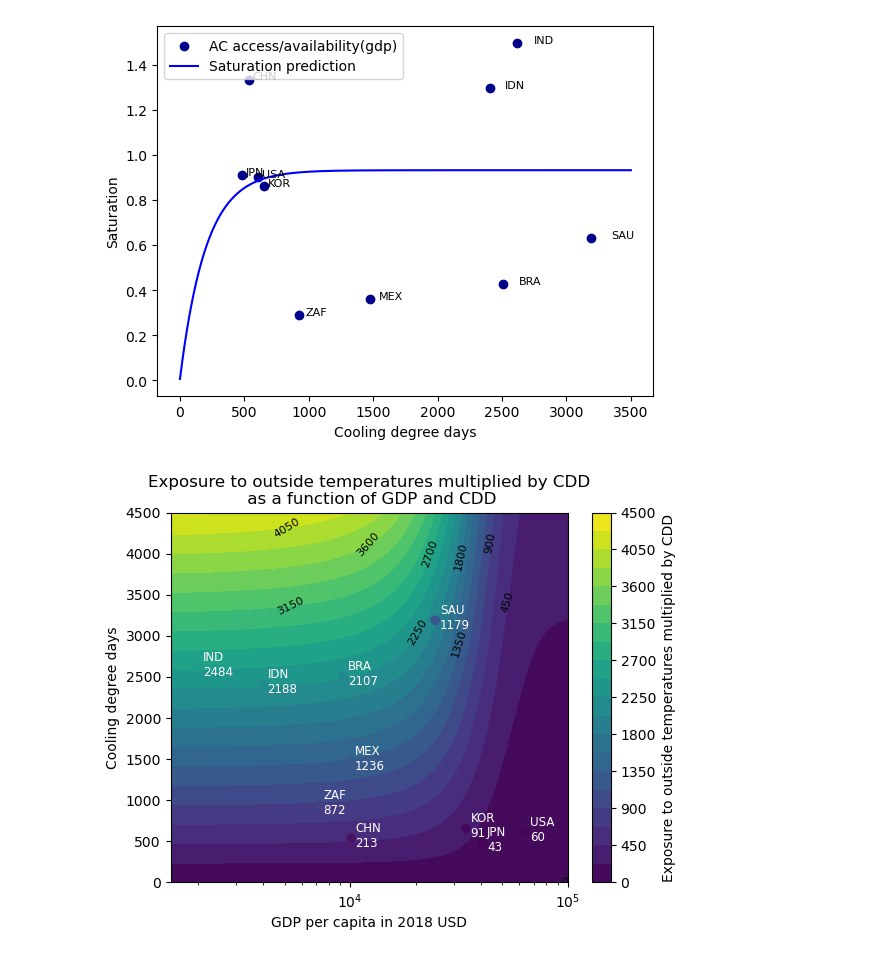
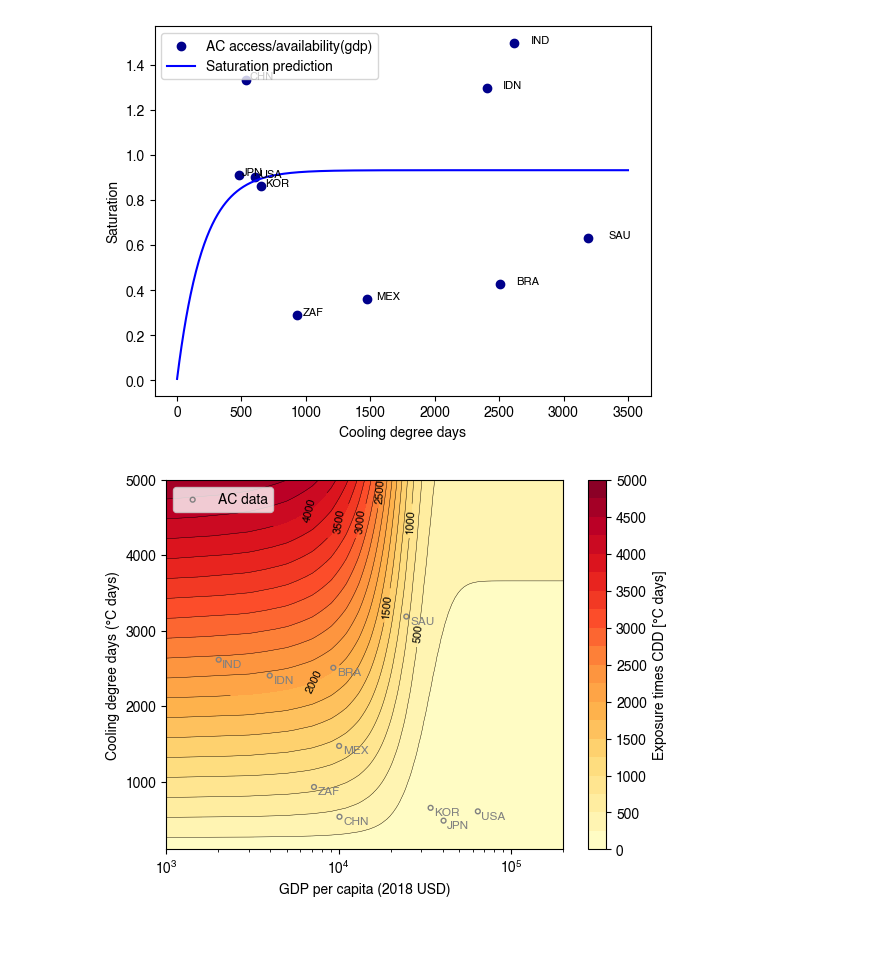
Before and after one commit to carnegie/clab_cooling_deficit_index, a Jupyter notebook: derive_exposure_function.ipynb, the cells around one changed output. Saved outputs shown, nothing was run; the diff lists cells and outputs as text; code cells hidden in the pictures.

Commit message:
Restructured plotting with classes

```diff
--- a/derive_exposure_function.ipynb
+++ b/derive_exposure_function.ipynb
@@ -31,3 +23,12 @@ def exposure(gdp, cdd):
+# %%
+# Values from the papers https://escholarship.org/uc/item/64f9r6wr and https://doi.org/10.1016/j.enpol.2008.09.051
+
+infl_factor = 1.65
+a_avail_paper, b_avail_paper = 4.152, -0.237*infl_factor/1000
+a_sat_paper, b_sat_paper, c_sat_paper = 1.0, 0.949, 0.00187
+
+def exposure_paper_parameters(gdp, cdd):
+    return exposure_function(gdp, a_avail_paper, b_avail_paper, cdd, a_sat_paper, b_sat_paper, c_sat_paper)
 # %%
 # Add AC column to merged_data
 # source: https://www.iea.org/data-and-statistics/charts/percentage-of-households-equiped-with-ac-in-selected-countries-2018
@@ -53,14 +54,14 @@ exposure_contour(exposure, ac_data, multiply_cdd=True, contour_lines=True, add_d
 # %%
 # Assuming saturation is true, plot availability as a function of GDP per capita
 # Add column to AC data for saturation based on DD_mean
-ac_data['sat_calc'] = sat(ac_data['DD_mean'])
+ac_data['sat_calc'] = saturation(ac_data['DD_mean'], a_sat_paper, b_sat_paper, c_sat_paper)
 # Compute availability as exposure/saturation
 ac_data['avail_pred'] = ac_data['AC']/ac_data['sat_calc']
 # Plot availability curve and data points
 plt.close()
 plt.figure()
 gdp_x = np.linspace(0, 100000, 100)
-plt.plot(gdp_x, avail(gdp_x), label='Availability prediction', color='green')
+plt.plot(gdp_x, availability(gdp_x, a_avail_paper, b_avail_paper), label='Availability prediction', color='green')
 plt.scatter(ac_data['GDP'], ac_data['avail_pred'], label='AC access/saturation(cdd)', color='darkgreen')
 # Label each point with country name
 for i, txt in enumerate(ac_data['ISO3'].values):
@@ -77,12 +78,12 @@ plt.savefig('Figures/exposure_funct_analysis/availability.png', dpi=300)
 # %%
 # Assuming availability is true, plot saturation as a function of cooling degree days
-ac_data['avail_calc'] = avail(ac_data['GDP'])
+ac_data['avail_calc'] = availability(ac_data['GDP'], a_avail_paper, b_avail_paper)
 # Compute saturation as exposure/availability
 ac_data['sat_pred'] = ac_data['AC']/ac_data['avail_calc']
 # Plot saturation curve and data points
 plt.figure()
 cdd_x = np.linspace(0, 3500, 100)
-plt.plot(cdd_x, sat(cdd_x), label='Saturation prediction', color='blue')
+plt.plot(cdd_x, saturation(cdd_x, a_sat_paper, b_sat_paper, c_sat_paper),label='Saturation prediction', color='blue')
 plt.scatter(ac_data['DD_mean'], ac_data['sat_pred'], label='AC access/availability(gdp)', color='darkblue')
 # Label each point with country name
 for i, txt in enumerate(ac_data['ISO3'].values):
@@ -202,8 +203,5 @@ sat_a, sat_b, sat_c = plot_saturation(normalize=False)
 # %%
-def saturation_new(cdd):
-    return (sat_a - sat_b*np.exp(-sat_c*cdd))
-
-ac_data['sat_calc_new'] = saturation_new(ac_data['DD_mean'])
+ac_data['sat_calc_new'] = saturation(ac_data['DD_mean'], sat_a, sat_b, sat_c)
 # Compute availability as exposure/saturation
 ac_data['avail_pred_new'] = ac_data['AC']/ac_data['sat_calc_new']
 
@@ -238,4 +236,6 @@ plt.xlabel('GDP per capita in 2018 USD')
 plt.ylabel('Expected Availability')
 plt.legend()
 plt.savefig('Figures/exposure_funct_analysis/availability_log_new.png', dpi=300)
+
+# Export fitted saturation and availability parameters
 # %% [output]
@@ -283,7 +282,7 @@ ac_data
 plt.figure()
 cdd_x_fine = np.linspace(0, 3500, 1000)
 plt.scatter(ac_data['DD_mean'], ac_data['sat_pred'], label='AC access/availability(gdp)', color='darkblue')
-plt.plot(cdd_x_fine, saturation_new(cdd_x_fine), label='Saturation prediction', color='blue')
+plt.plot(cdd_x_fine, saturation(cdd_x_fine, sat_a, sat_b, sat_c),label='Saturation prediction', color='blue')
 plt.xlabel('Cooling degree days')
 plt.ylabel('Saturation')
 # Label each point with country name
@@ -292,10 +291,16 @@ for i, txt in enumerate(ac_data['ISO3'].values):
 plt.legend()
 plt.savefig('Figures/exposure_funct_analysis/saturation_new.png', dpi=300)
 # %% [output]
-[figure, old version]
+[figure, new version]
 # %%
 # Make a contour plot of penetration of air conditioning as a function of GDP per capita and cooling degree days
-exposure_contour(exposure_new, ac_data, multiply_cdd=True, contour_lines=True,
-                 name_tag='exposure_contour_new')
+def exposure_new(gdp, cdd):
+    return exposure_function(gdp, av_a, av_b, cdd, sat_a, sat_b, sat_c)
+
+plot_exposure_contour(config, exposure_new, ac_data, x_y_ranges=[[100, 5000, 100],[1000, 200000, 100]],
+                      country=None, name_tag='exposure_contour', control=True)
+
+with open('exposure_function_params.pkl', 'wb') as f:
+    pickle.dump({'av_a': av_a, 'av_b': av_b, 'sat_a': sat_a, 'sat_b': sat_b, 'sat_c': sat_c}, f)
 # %% [output]
-[figure, old version]
+[figure, new version]
```
Also changed, not shown: parts of 14 cells of this notebook, 7 other files.
